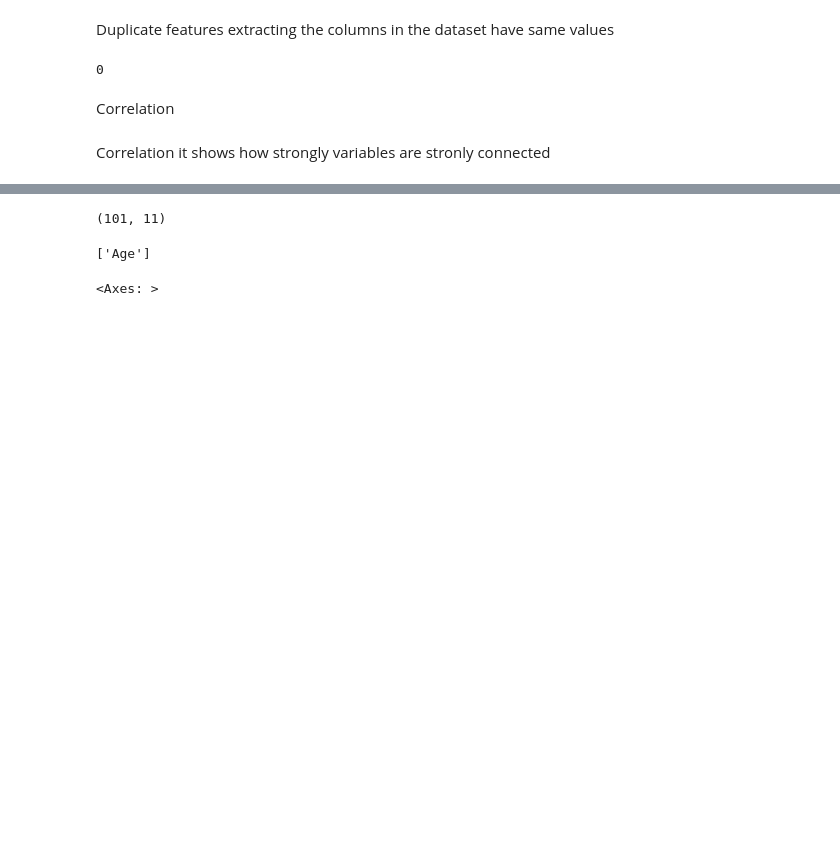
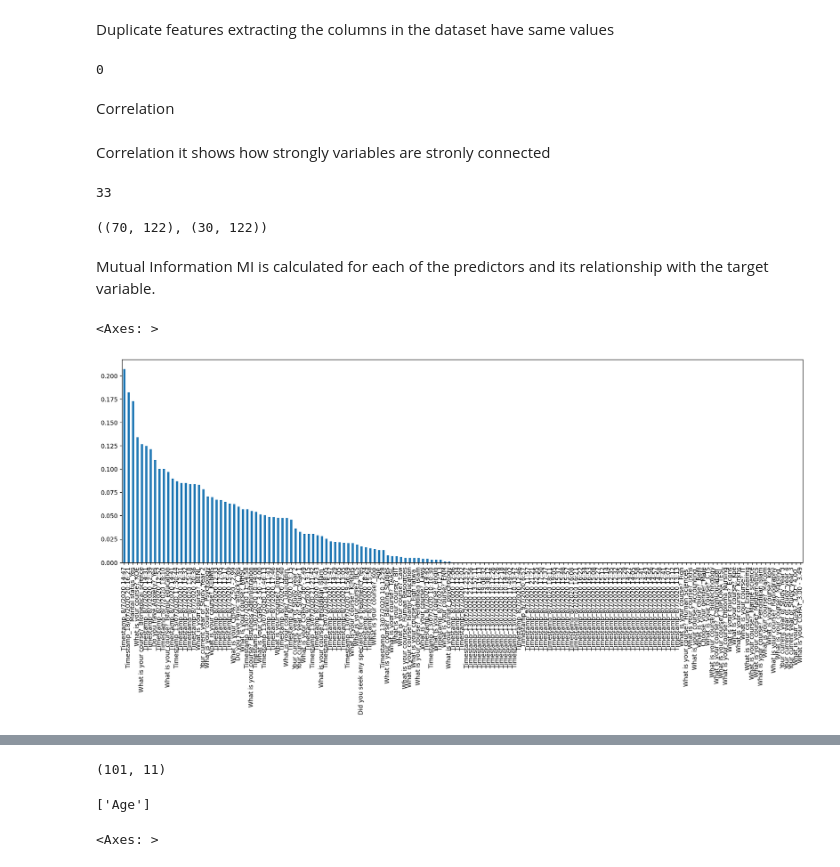
Before and after one commit to priyanka0178885547/ML-LAB, a Jupyter notebook: Week2.ipynb, the cells around one changed output, grey strips where cells are left out. Saved outputs shown, nothing was run; the diff lists cells and outputs as text; code cells hidden in the pictures; blank space fills up the shorter version.

```diff
--- a/Week2.ipynb
+++ b/Week2.ipynb
@@ -115,0 +114,24 @@ Correlation it shows how strongly variables are stronly connected
+# %%
+corr_features=correlation(x_train,0.7)
+correlated_features=set(corr_features)
+print(len(correlated_features))
+# %% [output]
+33
+# %%
+x_train.drop(labels=correlated_features,axis=1,inplace=True)
+x_test.drop(labels=correlated_features,axis=1,inplace=True)
+x_train.shape,x_test.shape
+# %% [output]
+((70, 122), (30, 122))
+# %% [markdown]
+Mutual Information
+MI is calculated for each of the predictors and its relationship with the target variable.
+# %%
+mi = mutual_info_classif(x_train.fillna(0), y_train)
+mi = pd.Series(mi)
+mi.index = x_train.columns
+mi.sort_values(ascending=False)
+mi.sort_values(ascending=False).plot.bar(figsize=(20, 6))
+# %% [output]
+<Axes: >
+[figure, added]
```
Also changed, not shown: parts of 62 cells of this notebook.
